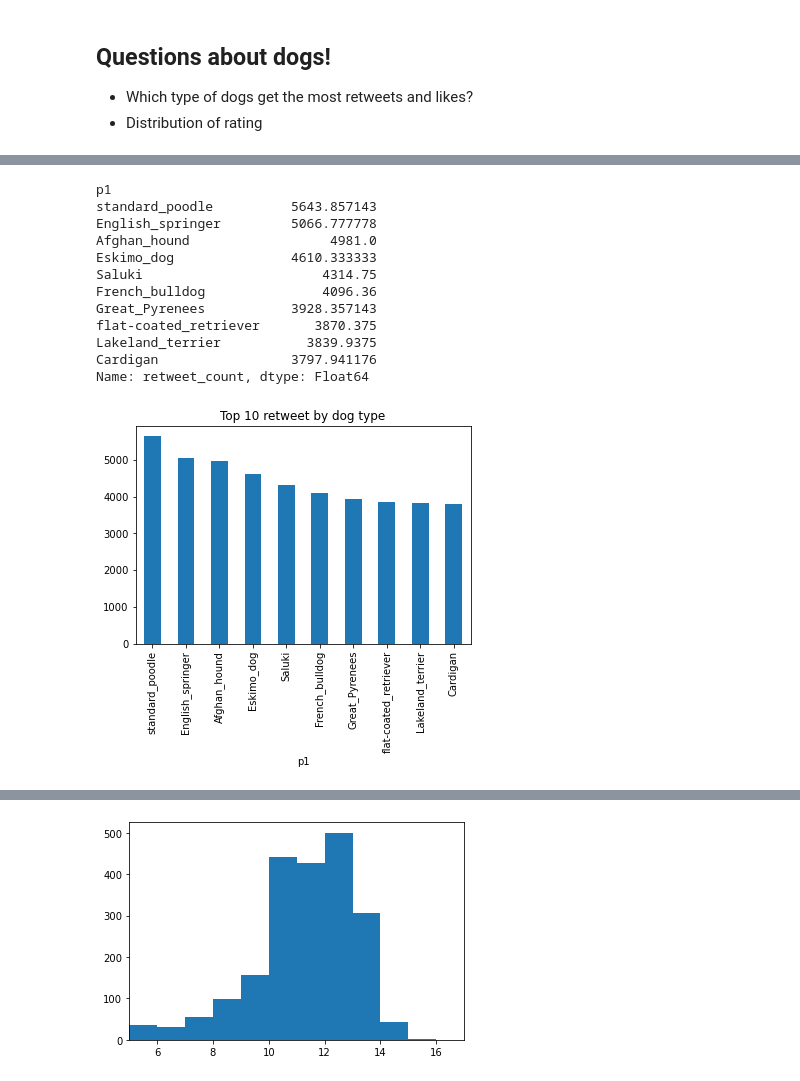
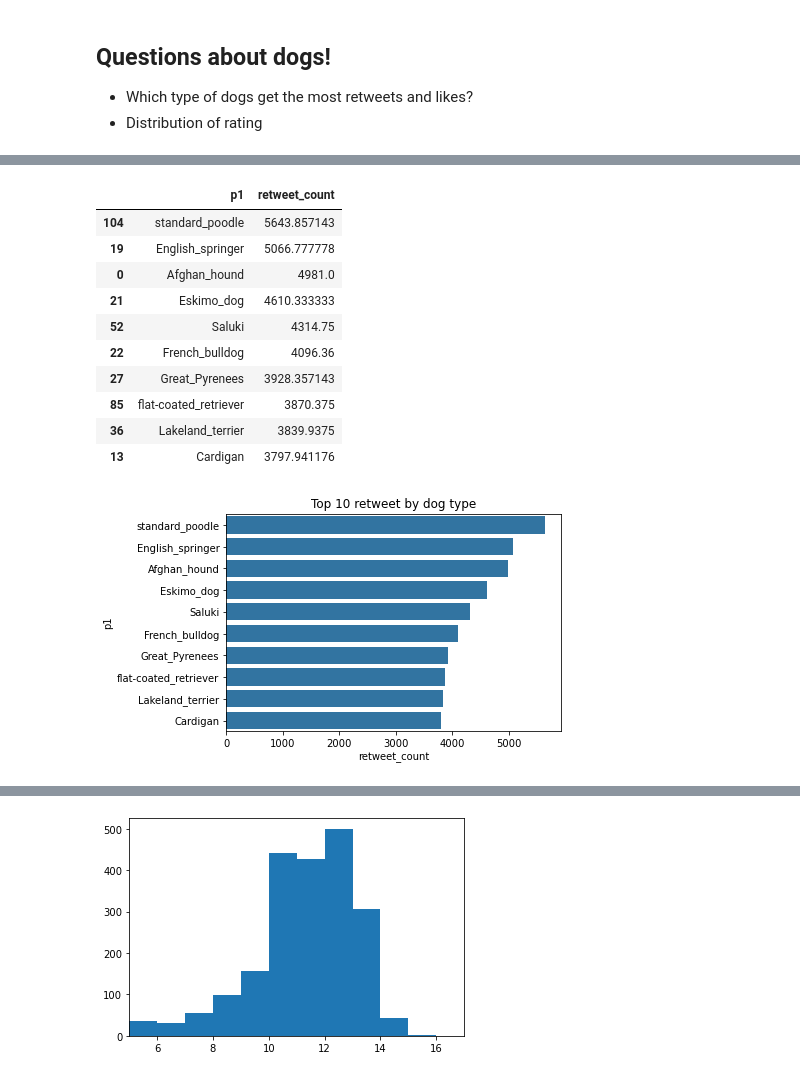
Before and after one commit to tllau/Udacity-Project-4, a Jupyter notebook: wrangle_act.ipynb, the cells around one changed output, grey strips where cells are left out. Drawn from its saved outputs; the diff is of its cells as text; code cells hidden in the pictures.

```diff
--- a/wrangle_act.ipynb
+++ b/wrangle_act.ipynb
@@ -845,22 +940,24 @@ df_all_dog.head()
 # %%
 retweet_mean_by_dog_type = df_all_dog.groupby('p1')['retweet_count'].mean()
 like_mean_by_dog_type = df_all_dog.groupby('p1')['favorite_count'].mean()
-# %%
-retweet_mean_by_dog_type.sort_values(ascending=False).head(10)
-# %% [output]
-p1
-standard_poodle          5643.857143
-English_springer         5066.777778
-Afghan_hound                  4981.0
-Eskimo_dog               4610.333333
-Saluki                       4314.75
-French_bulldog               4096.36
-Great_Pyrenees           3928.357143
-flat-coated_retriever       3870.375
-Lakeland_terrier           3839.9375
-Cardigan                 3797.941176
-Name: retweet_count, dtype: Float64
+# %%
+retweet_mean_by_dog_type_top_10 = retweet_mean_by_dog_type.reset_index().nlargest(10, 'retweet_count')
+retweet_mean_by_dog_type_top_10
+# %% [output]
+|  | p1 | retweet_count |
+| 104 | standard_poodle | 5643.857143 |
+| 19 | English_springer | 5066.777778 |
+| 0 | Afghan_hound | 4981.0 |
+| 21 | Eskimo_dog | 4610.333333 |
+| 52 | Saluki | 4314.75 |
+| 22 | French_bulldog | 4096.36 |
+| 27 | Great_Pyrenees | 3928.357143 |
+| 85 | flat-coated_retriever | 3870.375 |
+| 36 | Lakeland_terrier | 3839.9375 |
+| 13 | Cardigan | 3797.941176 |
 # %%
-retweet_mean_by_dog_type.sort_values(ascending=False).head(10).plot(kind='bar', title='Top 10 retweet by dog type');
+# retweet_mean_by_dog_type.sort_values(ascending=False).head(10).plot(kind='bar', title='Top 10 retweet by dog type');
+sb.barplot(data=retweet_mean_by_dog_type_top_10, y='p1', x='retweet_count', color=sb.color_palette()[0]);
+plt.title('Top 10 retweet by dog type');
 # %% [output]
-[figure, old version]
+[figure, new version]
```
Also changed, not shown: parts of 50 cells of this notebook.
